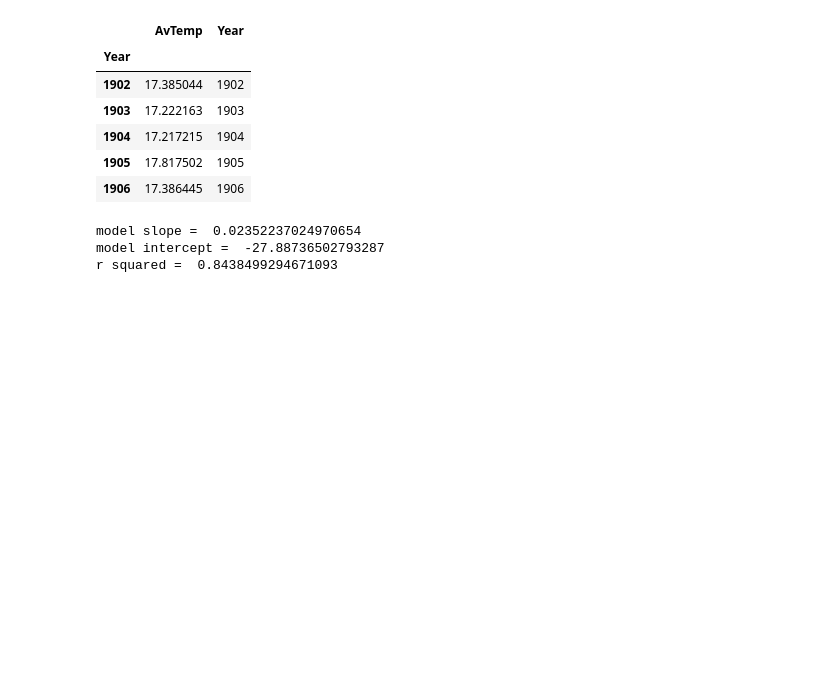
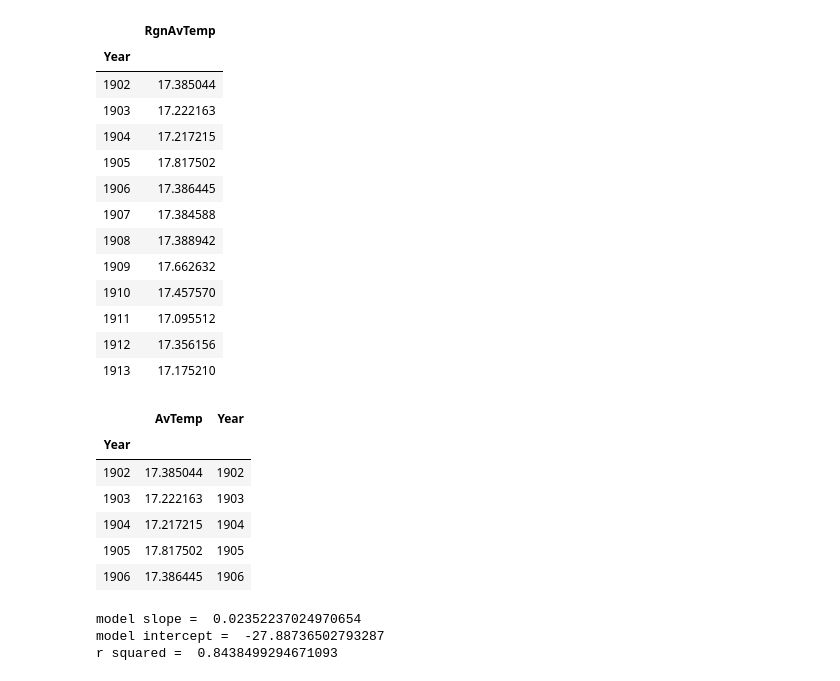
Before and after one commit to PacktWorkshops/The-Supervised-Learning-Workshop, a Jupyter notebook: Chapter03/Exercise3.02/Exercise_3_02.ipynb, the cells around one changed output. Cells and saved outputs as stored; diff of their text form; code cells hidden in the pictures; blank space fills up the shorter version.

```diff
--- a/Chapter03/Exercise3.02/Exercise_3_02.ipynb
+++ b/Chapter03/Exercise3.02/Exercise_3_02.ipynb
@@ -6,7 +6,7 @@ from sklearn.linear_model import LinearRegression
 #
 # load the data
 #
-df = pd.read_csv('synth_temp.csv')
+df = pd.read_csv('../Datasets/synth_temp.csv')
 # %%
 #
 # slice 1902 and forward
@@ -15,9 +15,25 @@ df = df.loc[df.Year > 1901]
 # %%
 #
 # roll up by year
 #
 df_group_year = df.groupby(['Year']).agg({'RgnAvTemp' : 'mean'})
 #
+df_group_year.head(12)
+# %% [output]
+|  | RgnAvTemp |
+| Year |  |
+| 1902 | 17.385044 |
+| 1903 | 17.222163 |
+| 1904 | 17.217215 |
+| 1905 | 17.817502 |
+| 1906 | 17.386445 |
+| 1907 | 17.384588 |
+| 1908 | 17.388942 |
+| 1909 | 17.662632 |
+| 1910 | 17.457570 |
+| 1911 | 17.095512 |
+| 1912 | 17.356156 |
+| 1913 | 17.175210 |
 # %%
 #
 # add the Year column so we can use that in a model
```
Also changed, not shown: 1 other file.
